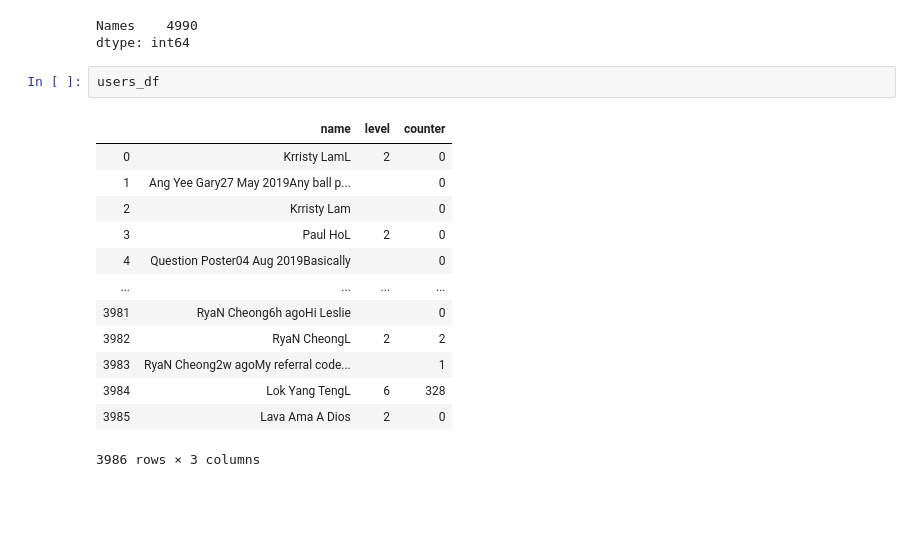
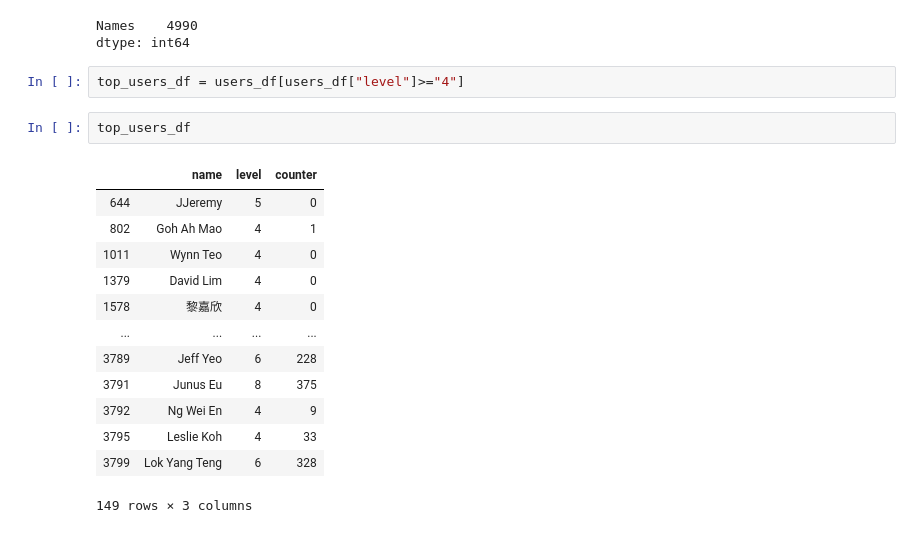
Before and after one commit to kqtqk88/IS434_PJ, a Jupyter notebook: User Analysis/Find users for seedly forum.ipynb, the cells around one changed output. Saved outputs shown, nothing was run; the diff lists cells and outputs as text; blank space fills up the shorter version.

```diff
--- a/User Analysis/Find users for seedly forum.ipynb
+++ b/User Analysis/Find users for seedly forum.ipynb
@@ -193,22 +176,24 @@ question_askers_df[question_askers_df["Names"]=="Anonymous"].count()
 # %% [output]
 Names    4990
 dtype: int64
-# %%
-users_df
-# %% [output]
-|  | name | level | counter |
-| 0 | Krristy LamL | 2 | 0 |
-| 1 | Ang Yee Gary27 May 2019Any ball p... |  | 0 |
-| 2 | Krristy Lam |  | 0 |
-| 3 | Paul HoL | 2 | 0 |
-| 4 | Question Poster04 Aug 2019Basically |  | 0 |
-| ... | ... | ... | ... |
-| 3981 | RyaN Cheong6h agoHi Leslie |  | 0 |
-| 3982 | RyaN CheongL | 2 | 2 |
-| 3983 | RyaN Cheong2w agoMy referral code... |  | 1 |
-| 3984 | Lok Yang TengL | 6 | 328 |
-| 3985 | Lava Ama A Dios | 2 | 0 |
-3986 rows × 3 columns
+# %%
+top_users_df = users_df[users_df["level"]>="4"]
+# %%
+top_users_df
+# %% [output]
+|  | name | level | counter |
+| 644 | JJeremy | 5 | 0 |
+| 802 | Goh Ah Mao | 4 | 1 |
+| 1011 | Wynn Teo | 4 | 0 |
+| 1379 | David Lim | 4 | 0 |
+| 1578 | 黎嘉欣 | 4 | 0 |
+| ... | ... | ... | ... |
+| 3789 | Jeff Yeo | 6 | 228 |
+| 3791 | Junus Eu | 8 | 375 |
+| 3792 | Ng Wei En | 4 | 9 |
+| 3795 | Leslie Koh | 4 | 33 |
+| 3799 | Lok Yang Teng | 6 | 328 |
+149 rows × 3 columns
 # %%
 users_df[users_df["level"]=="5"]
 # %% [output]
```
Also changed, not shown: parts of 19 cells of this notebook, 1 other file.
